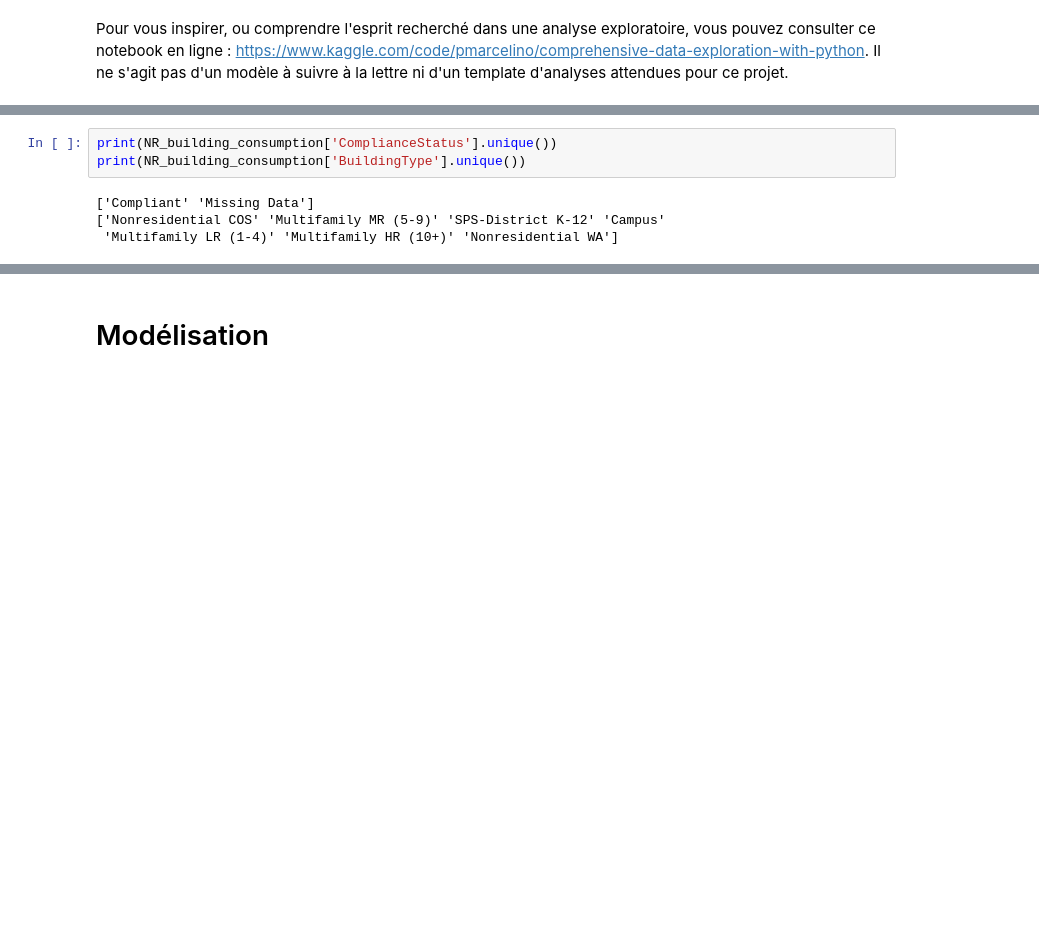
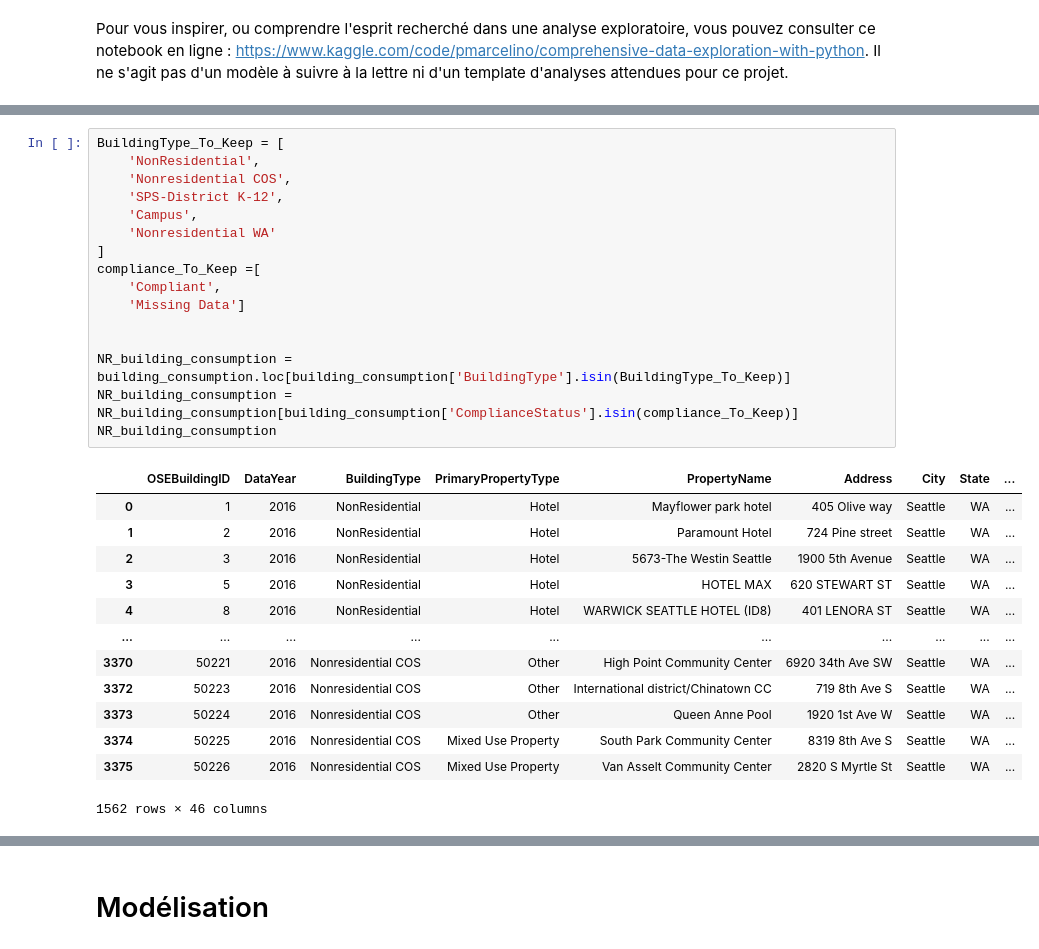
Before and after one commit to RandomFab/SEATLE, a Jupyter notebook: P3_template_modelistation_supervisee_data_scientist.ipynb, the cells around one changed output, grey strips where cells are left out. Cells and saved outputs as stored; diff of their text form; blank space fills up the shorter version.

```diff
--- a/P3_template_modelistation_supervisee_data_scientist.ipynb
+++ b/P3_template_modelistation_supervisee_data_scientist.ipynb
@@ -83,7 +62,30 @@ NR_building_consumption
-# %%
-print(NR_building_consumption['ComplianceStatus'].unique())
-print(NR_building_consumption['BuildingType'].unique())
-# %% [output]
-['Compliant' 'Missing Data']
-['Nonresidential COS' 'Multifamily MR (5-9)' 'SPS-District K-12' 'Campus'
- 'Multifamily LR (1-4)' 'Multifamily HR (10+)' 'Nonresidential WA']
+# %%
+BuildingType_To_Keep = [
+    'NonResidential',
+    'Nonresidential COS',
+    'SPS-District K-12',
+    'Campus',
+    'Nonresidential WA'
+]
+compliance_To_Keep =[
+    'Compliant',
+    'Missing Data']
+
+
+NR_building_consumption = building_consumption.loc[building_consumption['BuildingType'].isin(BuildingType_To_Keep)]
+NR_building_consumption = NR_building_consumption[building_consumption['ComplianceStatus'].isin(compliance_To_Keep)]
+NR_building_consumption
+# %% [output]
+|  | OSEBuildingID | DataYear | BuildingType | PrimaryPropertyType | PropertyName | Address | City | State | ... |
+| 0 | 1 | 2016 | NonResidential | Hotel | Mayflower park hotel | 405 Olive way | Seattle | WA | ... |
+| 1 | 2 | 2016 | NonResidential | Hotel | Paramount Hotel | 724 Pine street | Seattle | WA | ... |
+| 2 | 3 | 2016 | NonResidential | Hotel | 5673-The Westin Seattle | 1900 5th Avenue | Seattle | WA | ... |
+| 3 | 5 | 2016 | NonResidential | Hotel | HOTEL MAX | 620 STEWART ST | Seattle | WA | ... |
+| 4 | 8 | 2016 | NonResidential | Hotel | WARWICK SEATTLE HOTEL (ID8) | 401 LENORA ST | Seattle | WA | ... |
+| ... | ... | ... | ... | ... | ... | ... | ... | ... | ... |
+| 3370 | 50221 | 2016 | Nonresidential COS | Other | High Point Community Center | 6920 34th Ave SW | Seattle | WA | ... |
+| 3372 | 50223 | 2016 | Nonresidential COS | Other | International district/Chinatown CC | 719 8th Ave S | Seattle | WA | ... |
+| 3373 | 50224 | 2016 | Nonresidential COS | Other | Queen Anne Pool | 1920 1st Ave W | Seattle | WA | ... |
+| 3374 | 50225 | 2016 | Nonresidential COS | Mixed Use Property | South Park Community Center | 8319 8th Ave S | Seattle | WA | ... |
+| 3375 | 50226 | 2016 | Nonresidential COS | Mixed Use Property | Van Asselt Community Center | 2820 S Myrtle St | Seattle | WA | ... |
+1562 rows × 46 columns
```
Also changed, not shown: parts of 2 cells of this notebook.
